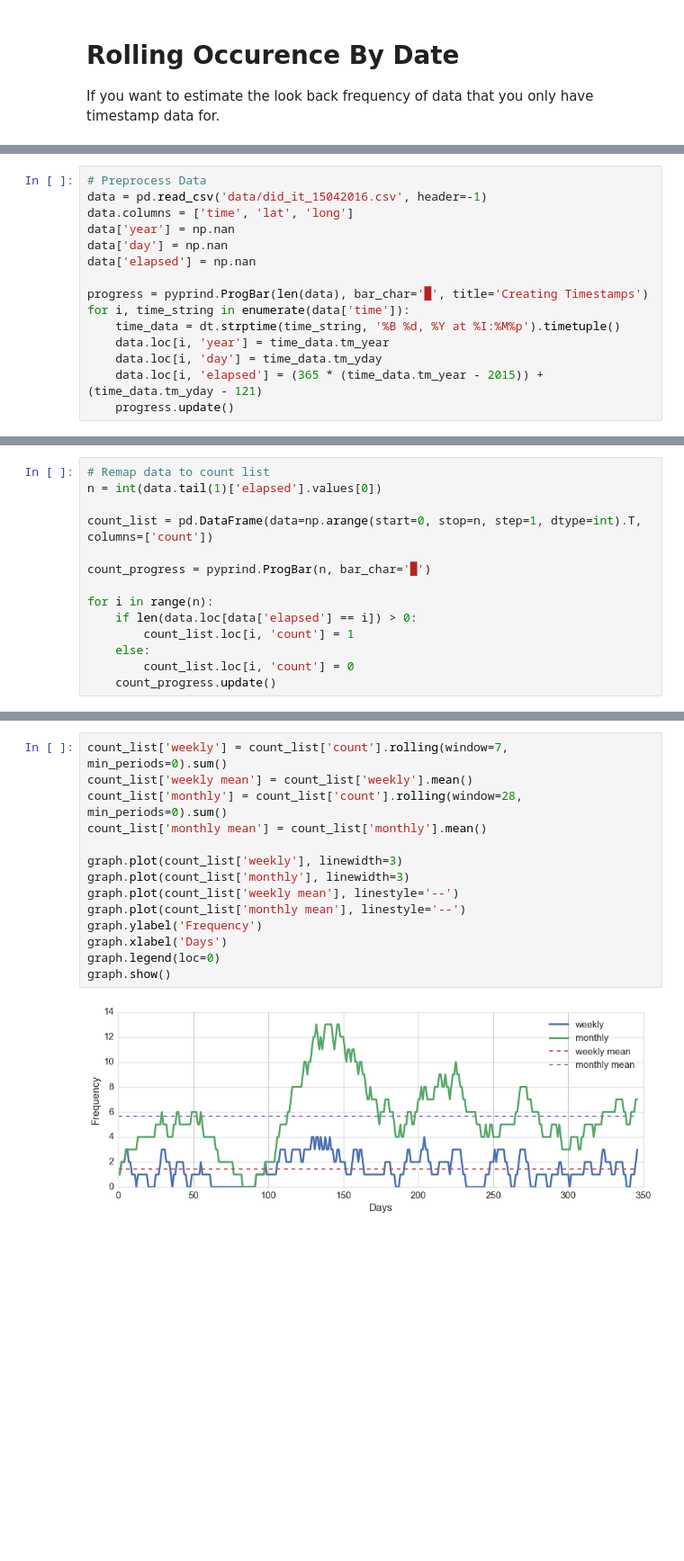
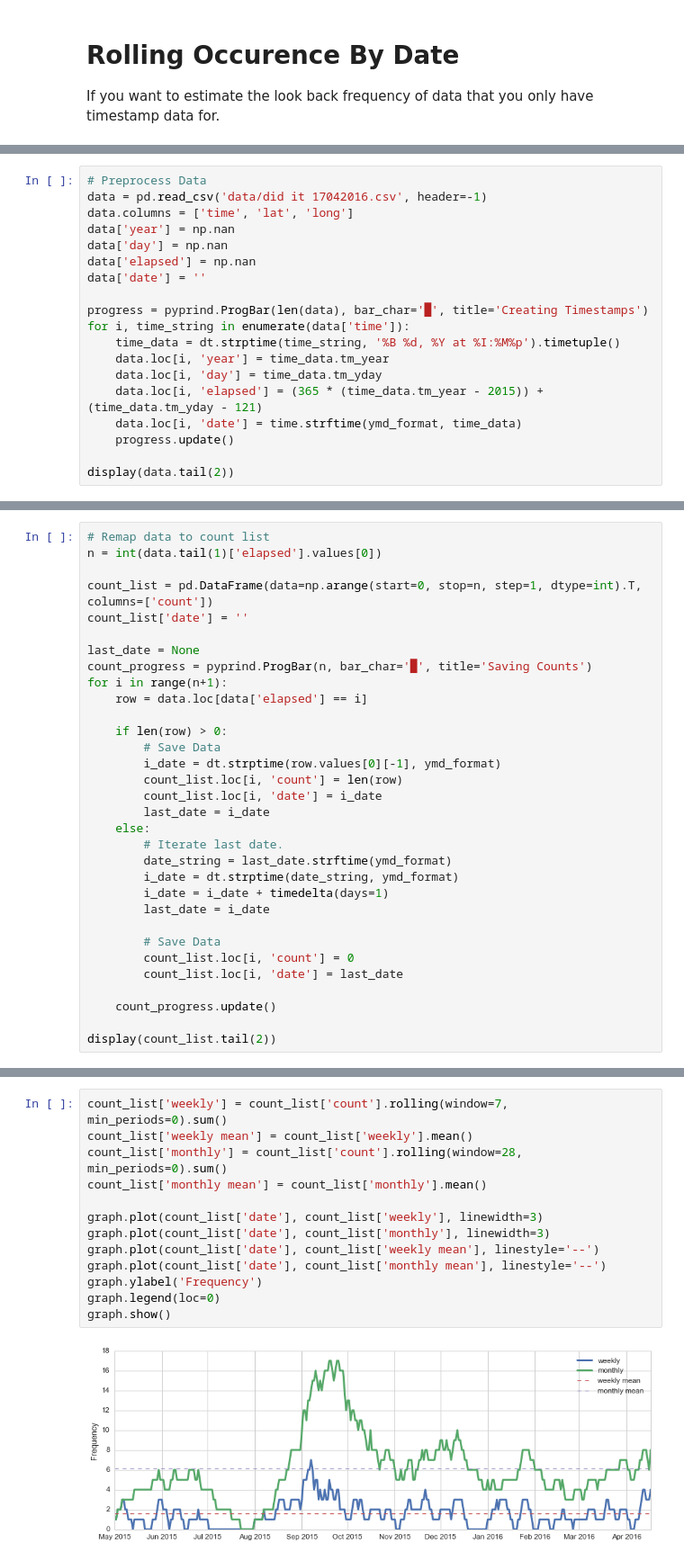
Before and after one commit to arose13/RandomPython, a Jupyter notebook: Rolling Occurrence By Date.ipynb, the cells around one changed output, grey strips where cells are left out. Shown at 90% size. Saved outputs shown, nothing was run; the diff lists cells and outputs as text; blank space fills up the shorter version.

```diff
--- a/Rolling Occurrence By Date.ipynb
+++ b/Rolling Occurrence By Date.ipynb
@@ -19,10 +22,11 @@ sns.set_style('whitegrid')
 # %%
 # Preprocess Data
-data = pd.read_csv('data/did_it_15042016.csv', header=-1)
+data = pd.read_csv('data/did it 17042016.csv', header=-1)
 data.columns = ['time', 'lat', 'long']
 data['year'] = np.nan
 data['day'] = np.nan
 data['elapsed'] = np.nan
+data['date'] = ''
 
 progress = pyprind.ProgBar(len(data), bar_char='█', title='Creating Timestamps')
 for i, time_string in enumerate(data['time']):
@@ -30,7 +34,10 @@ for i, time_string in enumerate(data['time']):
     data.loc[i, 'year'] = time_data.tm_year
     data.loc[i, 'day'] = time_data.tm_yday
     data.loc[i, 'elapsed'] = (365 * (time_data.tm_year - 2015)) + (time_data.tm_yday - 121)
+    data.loc[i, 'date'] = time.strftime(ymd_format, time_data)
     progress.update()
+
+display(data.tail(2))
 # %% [output]
 Creating Timestamps
 0%                          100%
@@ -41,13 +51,31 @@ Total time elapsed: 00:00:00
 n = int(data.tail(1)['elapsed'].values[0])
 
 count_list = pd.DataFrame(data=np.arange(start=0, stop=n, step=1, dtype=int).T, columns=['count'])
+count_list['date'] = ''
 
-count_progress = pyprind.ProgBar(n, bar_char='█')
+last_date = None
+count_progress = pyprind.ProgBar(n, bar_char='█', title='Saving Counts')
+for i in range(n+1):
+    row = data.loc[data['elapsed'] == i]
 
-for i in range(n):
-    if len(data.loc[data['elapsed'] == i]) > 0:
-        count_list.loc[i, 'count'] = 1
+    if len(row) > 0:
+        # Save Data
+        i_date = dt.strptime(row.values[0][-1], ymd_format)
+        count_list.loc[i, 'count'] = len(row)
+        count_list.loc[i, 'date'] = i_date
+        last_date = i_date
     else:
+        # Iterate last date.
+        date_string = last_date.strftime(ymd_format)
+        i_date = dt.strptime(date_string, ymd_format)
+        i_date = i_date + timedelta(days=1)
+        last_date = i_date
+
+        # Save Data
         count_list.loc[i, 'count'] = 0
+        count_list.loc[i, 'date'] = last_date
+
     count_progress.update()
+
+display(count_list.tail(2))
 # %% [output]
@@ -61,16 +93,15 @@ It's time to end this once and for all!
 # %%
 count_list['weekly'] = count_list['count'].rolling(window=7, min_periods=0).sum()
 count_list['weekly mean'] = count_list['weekly'].mean()
 count_list['monthly'] = count_list['count'].rolling(window=28, min_periods=0).sum()
 count_list['monthly mean'] = count_list['monthly'].mean()
 
-graph.plot(count_list['weekly'], linewidth=3)
-graph.plot(count_list['monthly'], linewidth=3)
-graph.plot(count_list['weekly mean'], linestyle='--')
-graph.plot(count_list['monthly mean'], linestyle='--')
+graph.plot(count_list['date'], count_list['weekly'], linewidth=3)
+graph.plot(count_list['date'], count_list['monthly'], linewidth=3)
+graph.plot(count_list['date'], count_list['weekly mean'], linestyle='--')
+graph.plot(count_list['date'], count_list['monthly mean'], linestyle='--')
 graph.ylabel('Frequency')
-graph.xlabel('Days')
 graph.legend(loc=0)
 graph.show()
 # %% [output]
-[figure, old version]
+[figure, new version]
```
Also changed, not shown: parts of 5 cells of this notebook, 1 other file.
